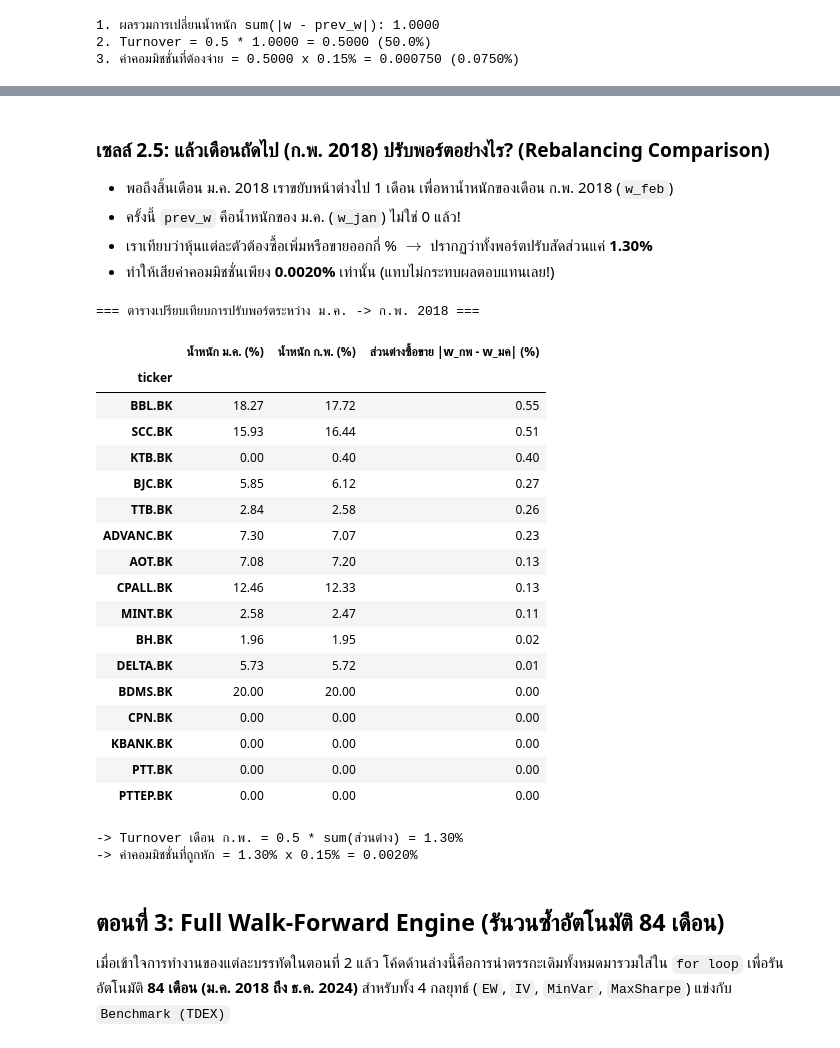
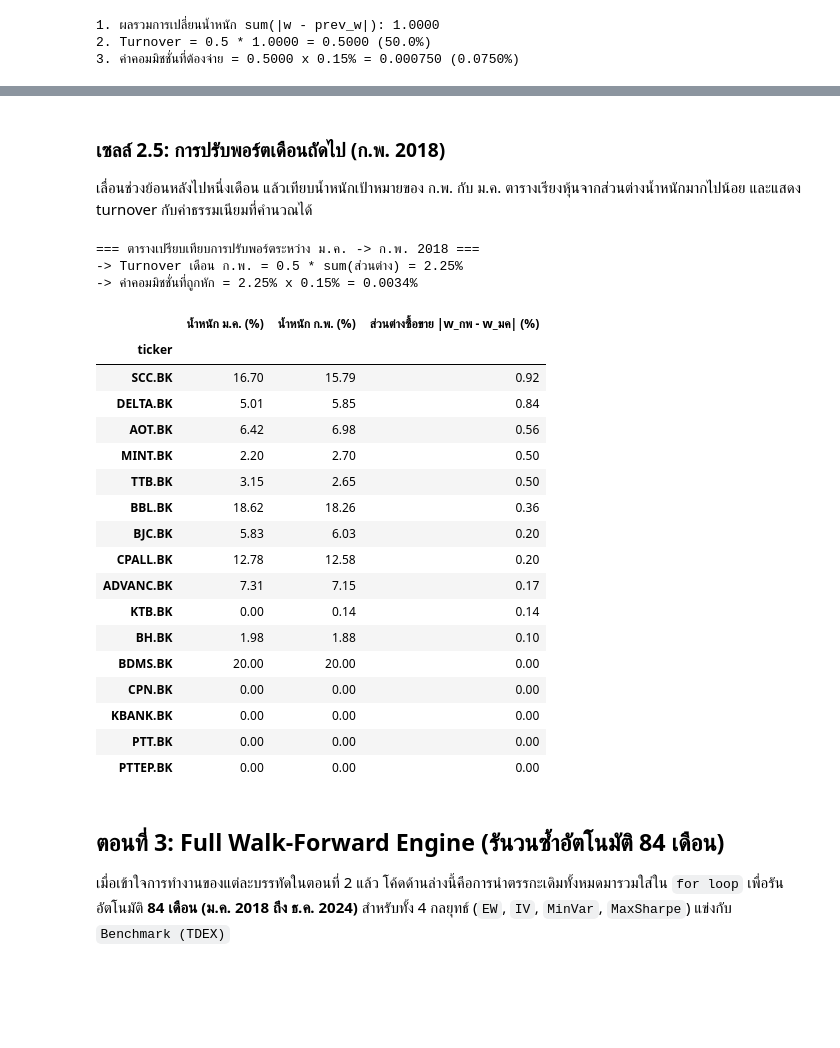
Before and after one commit to passavorn-limmeechokchai/Thai_Equity_Portfolio, a Jupyter notebook: notebooks/04_walk_forward_backtest.ipynb, the cells around one changed output, grey strips where cells are left out. Cells and saved outputs as stored; diff of their text form; code cells hidden in the pictures; blank space fills up the shorter version.

```diff
--- a/notebooks/04_walk_forward_backtest.ipynb
+++ b/notebooks/04_walk_forward_backtest.ipynb
@@ -105,17 +105,23 @@ print(f"84 เดือนที่เหลือ (ช่วงทดสอบ
 # %%
-i = 36  # เดือน ม.ค. 2018
+def get_monthly_windows(returns, train_end, test_month, lookback_months):
+    # ย้อนจากวันสิ้นเดือน เพื่อให้เก็บข้อมูลครบตั้งแต่ต้นเดือนแรก
+    train_start = train_end - pd.offsets.MonthEnd(lookback_months)
+    dates = returns.index
+    in_train = (dates > train_start) & (dates <= train_end)
+    in_test = (dates > train_end) & (dates <= test_month)
+    return returns.loc[in_train], returns.loc[in_test]
 
-train_end = month_ends[i - 1]                 # 2017-12-31
-train_start = month_ends[i - lookback_months] # 2015-01-31
-test_month = month_ends[i]                   # 2018-01-31
 
-in_sample = stock_returns.loc[train_start:train_end]
-out_sample = stock_returns.loc[train_end:test_month].iloc[1:]
+i = lookback_months  # เดือนแรกที่มีข้อมูลย้อนหลังครบ 36 เดือน
+train_end = month_ends[i - 1]
+test_month = month_ends[i]
+in_sample, out_sample = get_monthly_windows(
+    stock_returns, train_end, test_month, lookback_months
+)
 
-print(f"1. in_sample (อดีต 3 ปี): เริ่ม {train_start.strftime('%Y-%m-%d')} ถึง {train_end.strftime('%Y-%m-%d')} (รวม {len(in_sample)} วันทำการ)")
-print(f"2. out_sample (ถือจริง): เริ่ม {out_sample.index[0].strftime('%Y-%m-%d')} ถึง {out_sample.index[-1].strftime('%Y-%m-%d')} (รวม {len(out_sample)} วันทำการ)")
-
-print()
-print("--- หน้าตาของ out_sample (ผลตอบแทนจริงของหุ้น 16 ตัวในเดือน ม.ค. 2018) [3 วันแรก] (%): ---")
+print(f"วันสิ้นเดือนสำหรับคำนวณน้ำหนัก {train_end:%Y-%m-%d}")
+print(f"วันซื้อขายในช่วงฝึก {in_sample.index[0]:%Y-%m-%d} ถึง {in_sample.index[-1]:%Y-%m-%d} ({len(in_sample)} วัน)")
+print(f"วันซื้อขายในช่วงทดสอบ {out_sample.index[0]:%Y-%m-%d} ถึง {out_sample.index[-1]:%Y-%m-%d} ({len(out_sample)} วัน)")
+print("ตัวอย่างผลตอบแทนรายหุ้นในช่วงทดสอบ (%)")
 display((out_sample.head(3) * 100).round(2))
 # %% [output]
@@ -229,51 +236,51 @@ display(df_show.head(5))
 # %% [markdown]
-### เซลล์ 2.5: แล้วเดือนถัดไป (ก.พ. 2018) ปรับพอร์ตอย่างไร? (Rebalancing Comparison)
-- พอถึงสิ้นเดือน ม.ค. 2018 เราขยับหน้าต่างไป 1 เดือน เพื่อหาน้ำหนักของเดือน ก.พ. 2018 (`w_feb`)
-- ครั้งนี้ `prev_w` คือน้ำหนักของ ม.ค. (`w_jan`) ไม่ใช่ 0 แล้ว!
-- เราเทียบว่าหุ้นแต่ละตัวต้องซื้อเพิ่มหรือขายออกกี่ % $\to$ ปรากฏว่าทั้งพอร์ตปรับสัดส่วนแค่ **1.30%**
-- ทำให้เสียค่าคอมมิชชั่นเพียง **0.0020%** เท่านั้น (แทบไม่กระทบผลตอบแทนเลย!)
+### เซลล์ 2.5: การปรับพอร์ตเดือนถัดไป (ก.พ. 2018)
+
+เลื่อนช่วงย้อนหลังไปหนึ่งเดือน แล้วเทียบน้ำหนักเป้าหมายของ ก.พ. กับ ม.ค. ตารางเรียงหุ้นจากส่วนต่างน้ำหนักมากไปน้อย และแสดง turnover กับค่าธรรมเนียมที่คำนวณได้
 # %%
 # เลื่อนไปเดือนที่ 37 (ก.พ. 2018)
-i_feb = 37
-in_sample_feb = stock_returns.loc[month_ends[i_feb - lookback_months]:month_ends[i_feb - 1]]
+i_feb = i + 1
+in_sample_feb, _ = get_monthly_windows(
+    stock_returns, month_ends[i_feb - 1], month_ends[i_feb], lookback_months
+)
 w_feb = get_min_variance_weights(in_sample_feb)
 
 # เปรียบเทียบน้ำหนัก ม.ค. vs ก.พ.
 df_reb = pd.DataFrame({
     "น้ำหนัก ม.ค. (%)": w_minvar * 100,
     "น้ำหนัก ก.พ. (%)": w_feb * 100,
     "ส่วนต่างซื้อขาย |w_กพ - w_มค| (%)": np.abs(w_feb - w_minvar) * 100
 }).round(2)
 
 turnover_feb = 0.5 * np.sum(np.abs(w_feb.values - w_minvar.values))
 cost_feb = turnover_feb * cost_rate
 
 print("=== ตารางเปรียบเทียบการปรับพอร์ตระหว่าง ม.ค. -> ก.พ. 2018 ===")
 display(df_reb.sort_values(by="ส่วนต่างซื้อขาย |w_กพ - w_มค| (%)", ascending=False))
 print(f"-> Turnover เดือน ก.พ. = 0.5 * sum(ส่วนต่าง) = {turnover_feb*100:.2f}%")
 print(f"-> ค่าคอมมิชชั่นที่ถูกหัก = {turnover_feb*100:.2f}% x 0.15% = {cost_feb*100:.4f}%")
 # %% [output]
 === ตารางเปรียบเทียบการปรับพอร์ตระหว่าง ม.ค. -> ก.พ. 2018 ===
+-> Turnover เดือน ก.พ. = 0.5 * sum(ส่วนต่าง) = 2.25%
+-> ค่าคอมมิชชั่นที่ถูกหัก = 2.25% x 0.15% = 0.0034%
 |  | น้ำหนัก ม.ค. (%) | น้ำหนัก ก.พ. (%) | ส่วนต่างซื้อขาย |w_กพ - w_มค| (%) |
 | ticker |  |  |  |
-| BBL.BK | 18.27 | 17.72 | 0.55 |
-| SCC.BK | 15.93 | 16.44 | 0.51 |
-| KTB.BK | 0.00 | 0.40 | 0.40 |
-| BJC.BK | 5.85 | 6.12 | 0.27 |
-| TTB.BK | 2.84 | 2.58 | 0.26 |
-| ADVANC.BK | 7.30 | 7.07 | 0.23 |
-| AOT.BK | 7.08 | 7.20 | 0.13 |
-| CPALL.BK | 12.46 | 12.33 | 0.13 |
-| MINT.BK | 2.58 | 2.47 | 0.11 |
-| BH.BK | 1.96 | 1.95 | 0.02 |
-| DELTA.BK | 5.73 | 5.72 | 0.01 |
+| SCC.BK | 16.70 | 15.79 | 0.92 |
+| DELTA.BK | 5.01 | 5.85 | 0.84 |
+| AOT.BK | 6.42 | 6.98 | 0.56 |
+| MINT.BK | 2.20 | 2.70 | 0.50 |
+| TTB.BK | 3.15 | 2.65 | 0.50 |
+| BBL.BK | 18.62 | 18.26 | 0.36 |
+| BJC.BK | 5.83 | 6.03 | 0.20 |
+| CPALL.BK | 12.78 | 12.58 | 0.20 |
+| ADVANC.BK | 7.31 | 7.15 | 0.17 |
+| KTB.BK | 0.00 | 0.14 | 0.14 |
+| BH.BK | 1.98 | 1.88 | 0.10 |
 | BDMS.BK | 20.00 | 20.00 | 0.00 |
 | CPN.BK | 0.00 | 0.00 | 0.00 |
 | KBANK.BK | 0.00 | 0.00 | 0.00 |
 | PTT.BK | 0.00 | 0.00 | 0.00 |
 | PTTEP.BK | 0.00 | 0.00 | 0.00 |
--> Turnover เดือน ก.พ. = 0.5 * sum(ส่วนต่าง) = 1.30%
--> ค่าคอมมิชชั่นที่ถูกหัก = 1.30% x 0.15% = 0.0020%
 # %% [markdown]
 ## ตอนที่ 3: Full Walk-Forward Engine (รันวนซ้ำอัตโนมัติ 84 เดือน)
 
```
Also changed, not shown: parts of 23 cells of this notebook, 11 other files.
